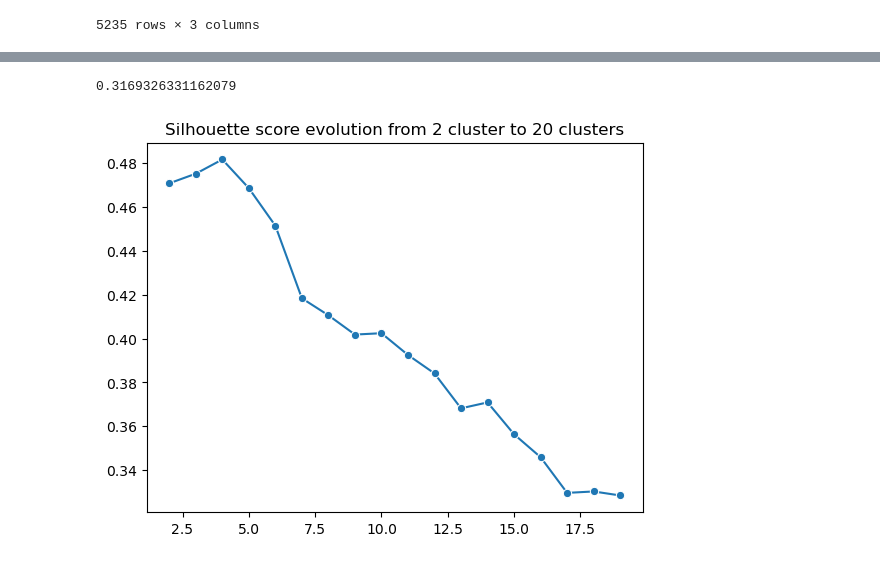
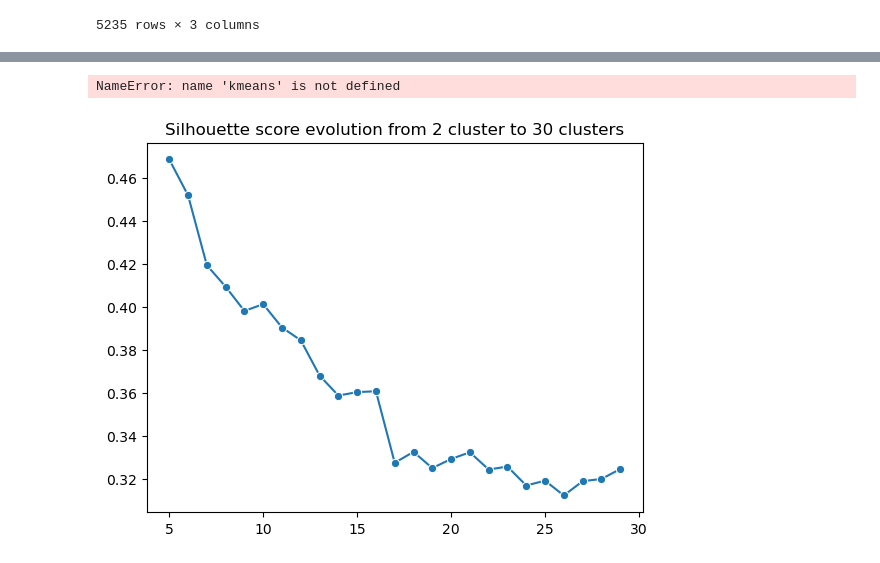
Before and after one commit to KarolSloDur/projects, a Jupyter notebook: pca_20clust.ipynb, the cells around one changed output, grey strips where cells are left out. Drawn from its saved outputs; the diff is of its cells as text; code cells hidden in the pictures.

```diff
--- a/pca_20clust.ipynb
+++ b/pca_20clust.ipynb
@@ -139,8 +122,10 @@ pca_table
+# %%
+pca_table.drop(columns='cluster' , inplace=True)
 # %%
 from sklearn.cluster import KMeans
 
 
-kmeans = KMeans(n_clusters=20)
+kmeans = KMeans(n_clusters=17)
 kmeans.fit(pca_table)
 clusters = kmeans.predict(pca_table)
 # %%
@@ -228,6 +293,8 @@ def inertia(table): #calculation inertia
     return inertia_list
 # %%
 pca_tab_without_clus = pca_table.drop(columns='cluster')
+# %%
+pca_tab_without_clus = pca_table.copy()
 # %%
 pca_tab_without_clus
 # %% [output]
@@ -282,19 +349,19 @@ graph(inertia(pca_table))
 from sklearn.metrics import silhouette_score
 silhouette_score(pca_tab_without_clus, kmeans.labels_)
 # %% [output]
-0.3169326331162079
+NameError: name 'kmeans' is not defined
 # %%
-max_k = 20
+max_k = 30
 sil_score = []
 
 
-for k in range(2, max_k):
+for k in range(5, max_k):
     kmeans = KMeans(n_clusters=k)
     labels = kmeans.fit(pca_tab_without_clus).labels_
     sil_score.append(silhouette_score(pca_tab_without_clus, labels))
 
 plt.title(f'Silhouette score evolution from 2 cluster to {max_k} clusters')
-sns.lineplot(x=range(2, max_k), y=sil_score, marker='o')
+sns.lineplot(x=range(5, max_k), y=sil_score, marker='o')
 plt.show()
 # %% [output]
-[figure, old version]
+[figure, new version]
```
Also changed, not shown: parts of 17 cells of this notebook.
